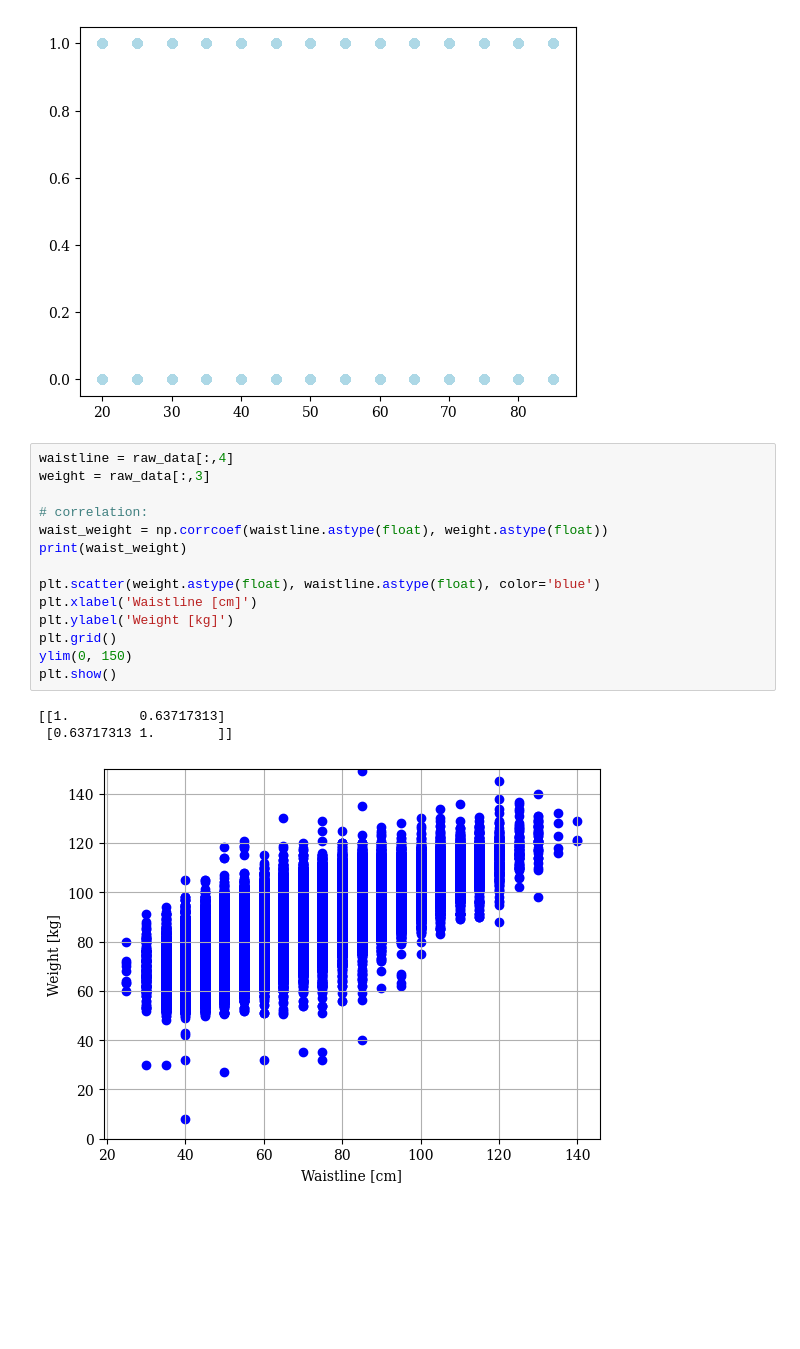
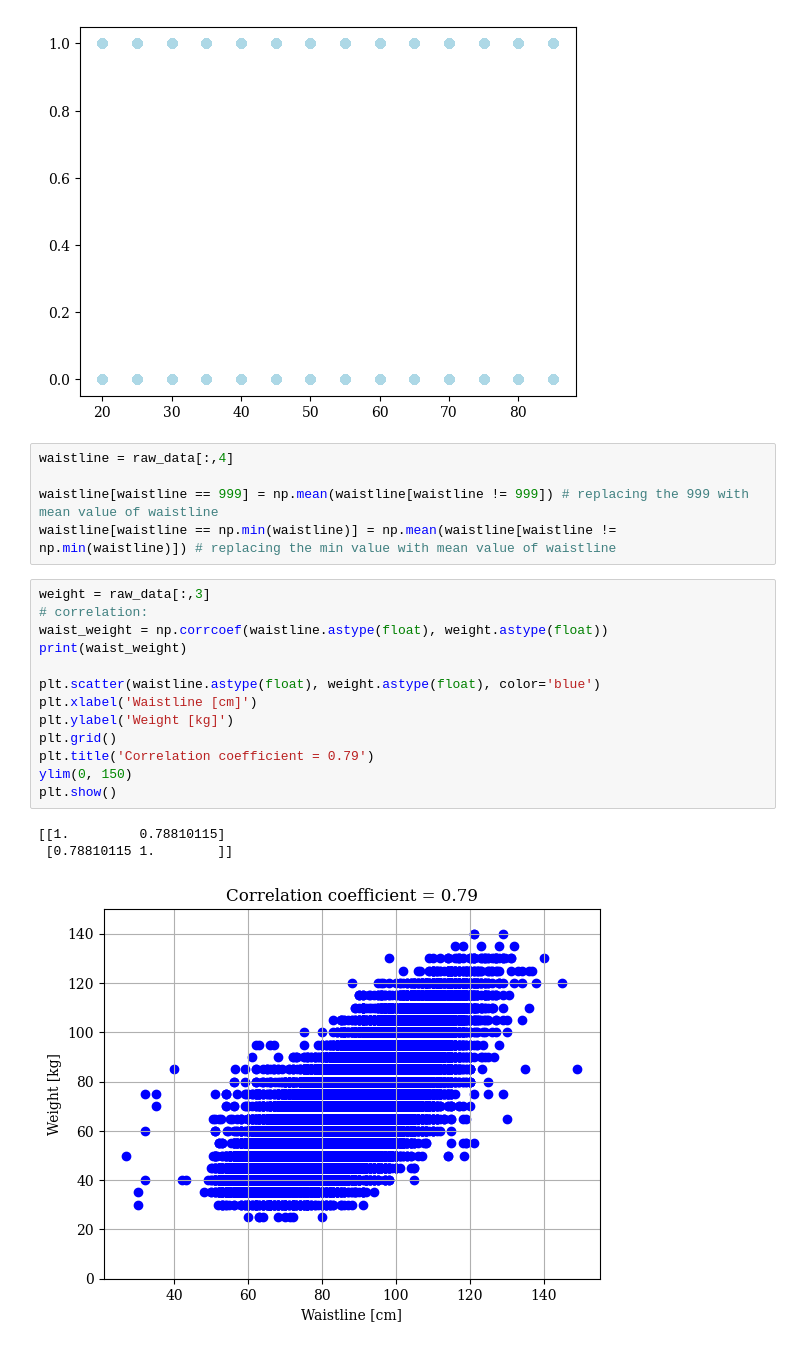
Before and after one commit to CarlaZdravkovicHugod/MLProject1, a Jupyter notebook: viz.ipynb, the cells around one changed output. Saved outputs shown, nothing was run; the diff lists cells and outputs as text; blank space fills up the shorter version.

```diff
--- a/viz.ipynb
+++ b/viz.ipynb
@@ -274,21 +298,25 @@ plt.scatter(age, drinking.astype(float), color='lightblue')
  [-0.28458709  1.        ]]
 <matplotlib.collections.PathCollection at 0x...>
 [figure]
+# %%
+waistline = raw_data[:,4]
+
+waistline[waistline == 999] = np.mean(waistline[waistline != 999]) # replacing the 999 with mean value of waistline
+waistline[waistline == np.min(waistline)] = np.mean(waistline[waistline != np.min(waistline)]) # replacing the min value with mean value of waistline
 # %%
-waistline = raw_data[:,4]
 weight = raw_data[:,3]
-
 # correlation:
 waist_weight = np.corrcoef(waistline.astype(float), weight.astype(float))
 print(waist_weight)
 
-plt.scatter(weight.astype(float), waistline.astype(float), color='blue')
+plt.scatter(waistline.astype(float), weight.astype(float), color='blue')
 plt.xlabel('Waistline [cm]')
 plt.ylabel('Weight [kg]')
 plt.grid()
+plt.title('Correlation coefficient = 0.79')
 ylim(0, 150)
 plt.show()
 # %% [output]
-[[1.         0.63717313]
- [0.63717313 1.        ]]
+[[1.         0.78810115]
+ [0.78810115 1.        ]]
-[figure, old version]
+[figure, new version]
```
Also changed, not shown: parts of 12 cells of this notebook.
